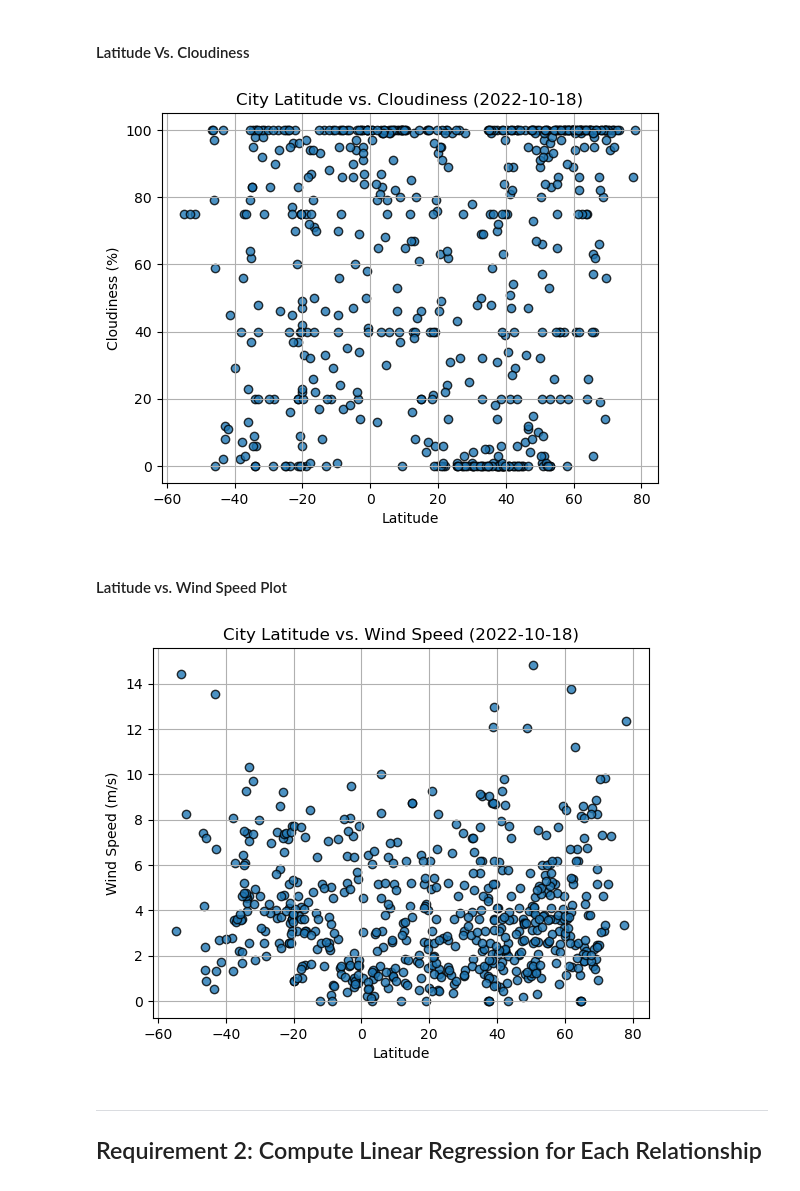
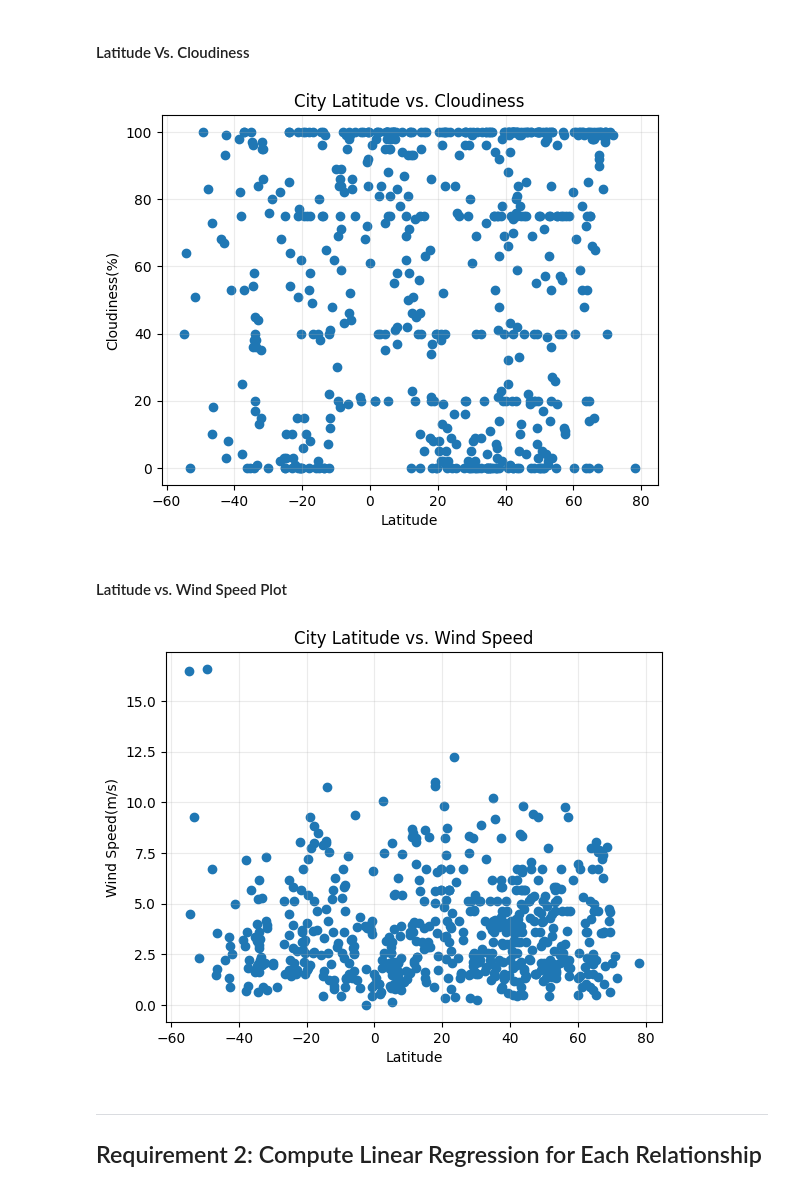
Before and after one commit to joecotten/python-api-challenge, a Jupyter notebook: WeatherPy/WeatherPy.ipynb, the cells around one changed output. Drawn from its saved outputs; the diff is of its cells as text; code cells hidden in the pictures.

```diff
--- a/WeatherPy/WeatherPy.ipynb
+++ b/WeatherPy/WeatherPy.ipynb
@@ -211,34 +228,39 @@ plt.show()
 #### Latitude Vs. Cloudiness
 # %%
 # Build the scatter plots for latitude vs. cloudiness
-# YOUR CODE HERE
+plt.scatter(city_data_df["Lat"],city_data_df["Cloudiness"])
 
 # Incorporate the other graph properties
-# YOUR CODE HERE
-
+plt.title("City Latitude vs. Cloudiness")
+plt.xlabel("Latitude")
+plt.ylabel("Cloudiness(%)")
+plt.grid(alpha=.25)
 # Save the figure
 plt.savefig("output_data/Fig3.png")
 
 # Show plot
 plt.show()
 # %% [output]
-[figure, old version]
+[figure, new version]
 # %% [markdown]
 #### Latitude vs. Wind Speed Plot
 # %%
 # Build the scatter plots for latitude vs. wind speed
-# YOUR CODE HERE
+plt.scatter(city_data_df["Lat"],city_data_df["Wind Speed"])
 
 # Incorporate the other graph properties
-# YOUR CODE HERE
+plt.title("City Latitude vs. Wind Speed")
+plt.xlabel("Latitude")
+plt.ylabel("Wind Speed(m/s)")
+plt.grid(alpha=.25)
 
 # Save the figure
 plt.savefig("output_data/Fig4.png")
 
 # Show plot
 plt.show()
 # %% [output]
-[figure, old version]
+[figure, new version]
 # %% [markdown]
 ---
 
```
Also changed, not shown: parts of 27 cells of this notebook, 5 other files.
